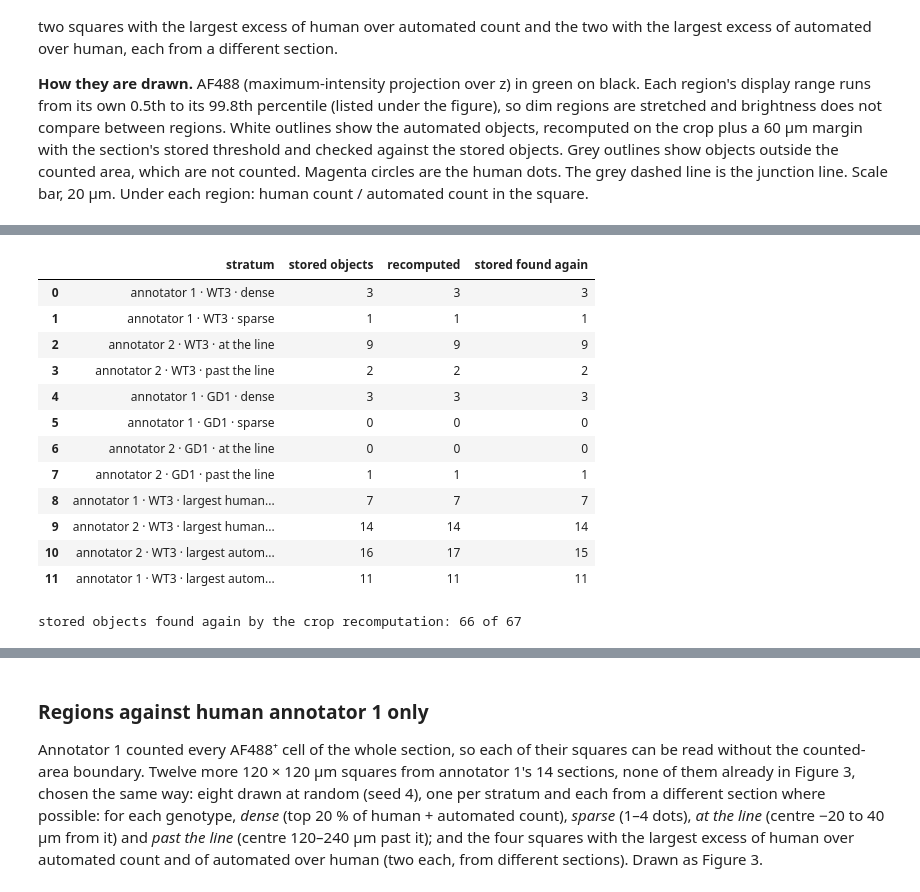
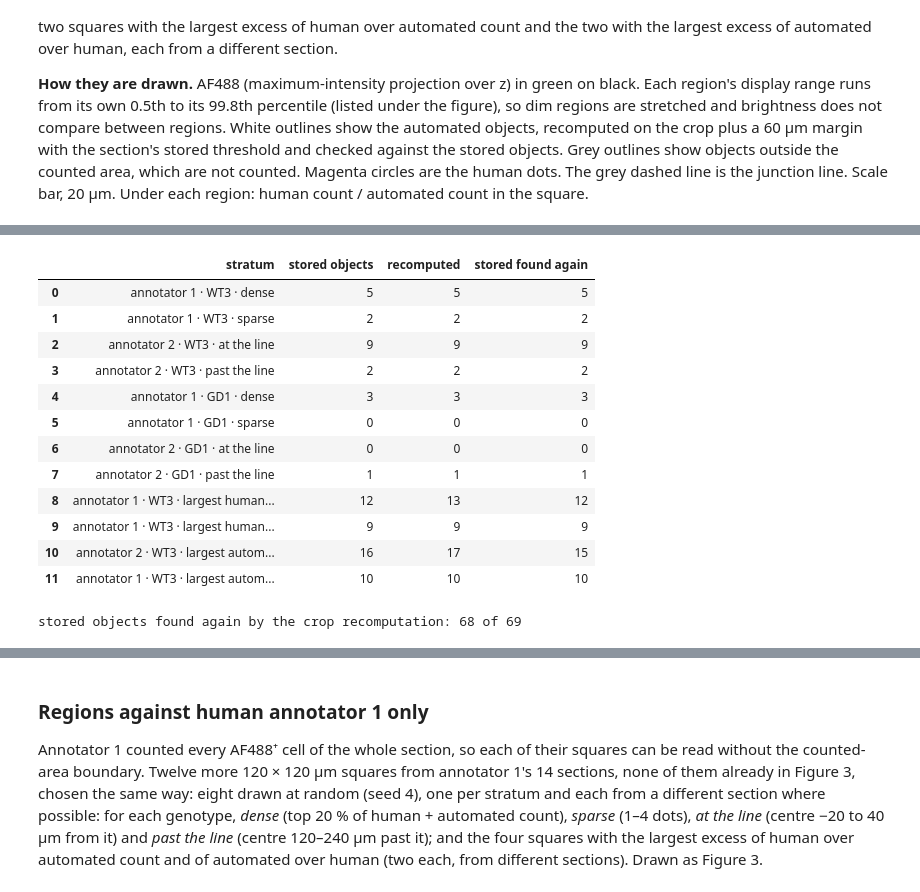
Before and after one commit to daggermaster3000/ARGUS, a Jupyter notebook: notebooks/official_analysis/01_validation.ipynb, the cells around one changed output, grey strips where cells are left out. Saved outputs shown, nothing was run; the diff lists cells and outputs as text; code cells hidden in the pictures.

```diff
--- a/notebooks/official_analysis/01_validation.ipynb
+++ b/notebooks/official_analysis/01_validation.ipynb
@@ -720,7 +720,9 @@ def roi_masks(name, centres):
 
     Same steps and the section's own threshold as af488_masks.py: AF488 (maximum-intensity projection over z) smoothed,
     its 20 µm Gaussian background taken away, cut at the stored median + 8 SD, inside the tissue (from the
-    nuclear stain read at 1/8 over the whole section, as there), small objects removed, small holes filled, objects outside the section dropped."""
+    nuclear stain read at 1/8 over the whole section, as there) or the section outline widened 10 µm
+    (section_outline.near_outline, af488_masks.py version 3), small objects removed, small holes filled, objects outside
+    the section dropped."""
     info, summary = section_info(name), json.loads((MASKS / name / "summary.json").read_text(encoding="utf-8"))
     voxel, threshold = summary["voxel_um"], summary["thresholds"][METHOD_MASK]
     height, width = info["shape_yx"]
@@ -732,6 +734,7 @@ def roi_masks(name, centres):
         af488, nuclear = specs[channel_names.index(CHANNEL)], specs[channel_names.index(info["nuclear"])]
         small = ja._plane(nuclear, (slice(0, height, NUCLEAR_STEP), slice(0, width, NUCLEAR_STEP)))
         tissue_small = cv.tissue_mask(small, step=1)
+        section = section_outline.load_outline(MASKS / name)
         half, pad = int(round(ROI_UM / 2 / voxel)), int(round(ROI_MARGIN_UM / voxel))
         for cy, cx in centres:
             iy, ix = int(round(cy / voxel)) - half, int(round(cx / voxel)) - half      # the square's corner (px)
@@ -740,7 +743,7 @@ def roi_masks(name, centres):
             plane = ja._plane(af488, (slice(y0, y1), slice(x0, x1))).astype(np.float32)
             rows = np.clip(np.arange(y0, y1) // NUCLEAR_STEP, 0, tissue_small.shape[0] - 1)
             cols = np.clip(np.arange(x0, x1) // NUCLEAR_STEP, 0, tissue_small.shape[1] - 1)
-            tissue = tissue_small[rows][:, cols]
+            tissue = tissue_small[rows][:, cols] | section_outline.near_outline(section, np.arange(y0, y1), np.arange(x0, x1))
             smooth = ndimage.gaussian_filter(plane, cv.SMOOTH_UM / voxel)
             signal = smooth - cv.local_background(smooth, cv.BACKGROUND_UM / voxel)
             mask = (signal > threshold) & tissue
@@ -755,46 +758,46 @@ def roi_masks(name, centres):
     finally:
         loaders.release(path)
     return out
 
 
 RESULTS = {}     # gallery region (row of `rois`) → its crop, recomputed objects and corner
 for name, group in rois.groupby("name", sort=False):
     RESULTS.update(zip(group.index, roi_masks(name, group[["cy", "cx"]].to_numpy())))
 
 
 def inside(points, roi):
     return ((points[:, 0] >= roi["cy"] - ROI_UM / 2) & (points[:, 0] < roi["cy"] + ROI_UM / 2)
             & (points[:, 1] >= roi["cx"] - ROI_UM / 2) & (points[:, 1] < roi["cx"] + ROI_UM / 2))
 
 
 # Check: the recomputed objects are the stored ones (centroids within 1.5 µm), in each square.
 check = []
 for index, roi in rois.iterrows():
     stored = mask_objects(roi["name"])[["y", "x"]].to_numpy(float)
     mine = RESULTS[index]["centroids_um"]
     stored, mine = stored[inside(stored, roi)], mine[inside(mine, roi)]
     near_mine = cKDTree(mine).query(stored)[0] if len(mine) else np.full(len(stored), np.inf)
     check.append({"stratum": roi["stratum"], "stored objects": len(stored), "recomputed": len(mine),
                   "stored found again": int((near_mine <= 1.5).sum())})
 check = pd.DataFrame(check)
 display(check)
 print(f"stored objects found again by the crop recomputation: {check['stored found again'].sum()} of "
       f"{check['stored objects'].sum()}")
 # %% [output]
 |  | stratum | stored objects | recomputed | stored found again |
-| 0 | annotator 1 · WT3 · dense | 3 | 3 | 3 |
-| 1 | annotator 1 · WT3 · sparse | 1 | 1 | 1 |
+| 0 | annotator 1 · WT3 · dense | 5 | 5 | 5 |
+| 1 | annotator 1 · WT3 · sparse | 2 | 2 | 2 |
 | 2 | annotator 2 · WT3 · at the line | 9 | 9 | 9 |
 | 3 | annotator 2 · WT3 · past the line | 2 | 2 | 2 |
 | 4 | annotator 1 · GD1 · dense | 3 | 3 | 3 |
 | 5 | annotator 1 · GD1 · sparse | 0 | 0 | 0 |
 | 6 | annotator 2 · GD1 · at the line | 0 | 0 | 0 |
 | 7 | annotator 2 · GD1 · past the line | 1 | 1 | 1 |
-| 8 | annotator 1 · WT3 · largest human... | 7 | 7 | 7 |
-| 9 | annotator 2 · WT3 · largest human... | 14 | 14 | 14 |
+| 8 | annotator 1 · WT3 · largest human... | 12 | 13 | 12 |
+| 9 | annotator 1 · WT3 · largest human... | 9 | 9 | 9 |
 | 10 | annotator 2 · WT3 · largest autom... | 16 | 17 | 15 |
-| 11 | annotator 1 · WT3 · largest autom... | 11 | 11 | 11 |
+| 11 | annotator 1 · WT3 · largest autom... | 10 | 10 | 10 |
-stored objects found again by the crop recomputation: 66 of 67
+stored objects found again by the crop recomputation: 68 of 69
 # %%
 def outline_rgba(labels, keep):
     """White outlines of the counted objects, grey outlines of those outside the counted area."""
```
Also changed, not shown: parts of 18 cells of this notebook, 8 other files.
